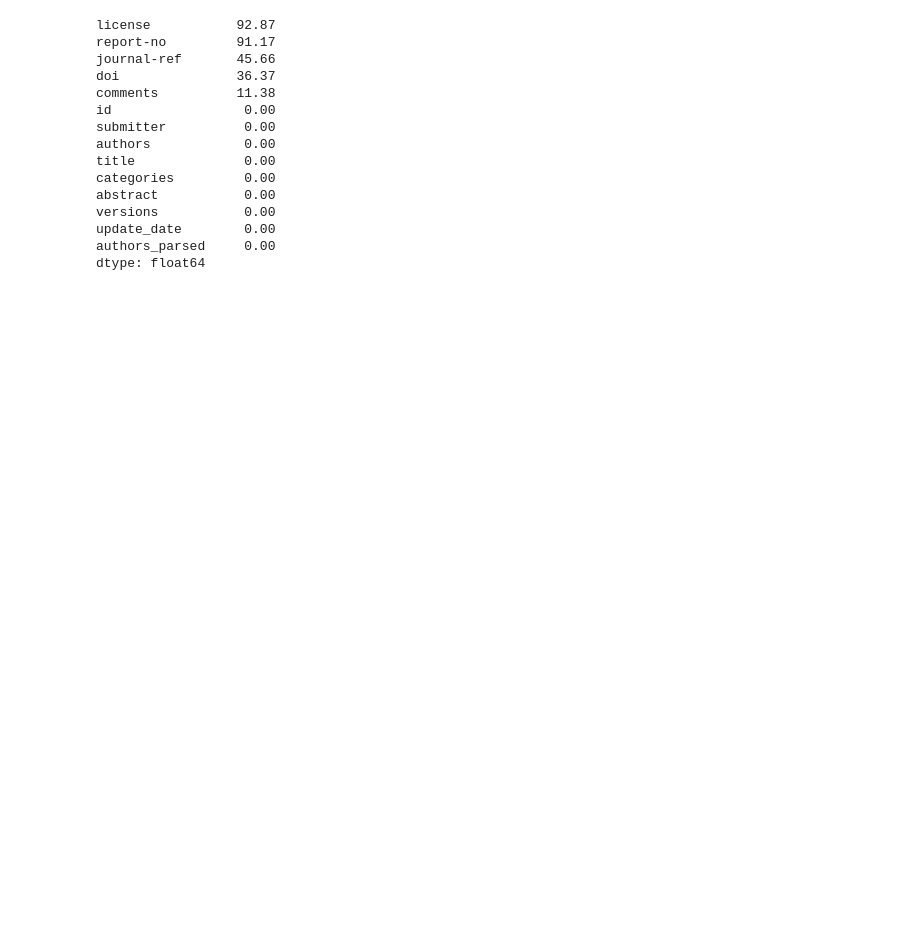
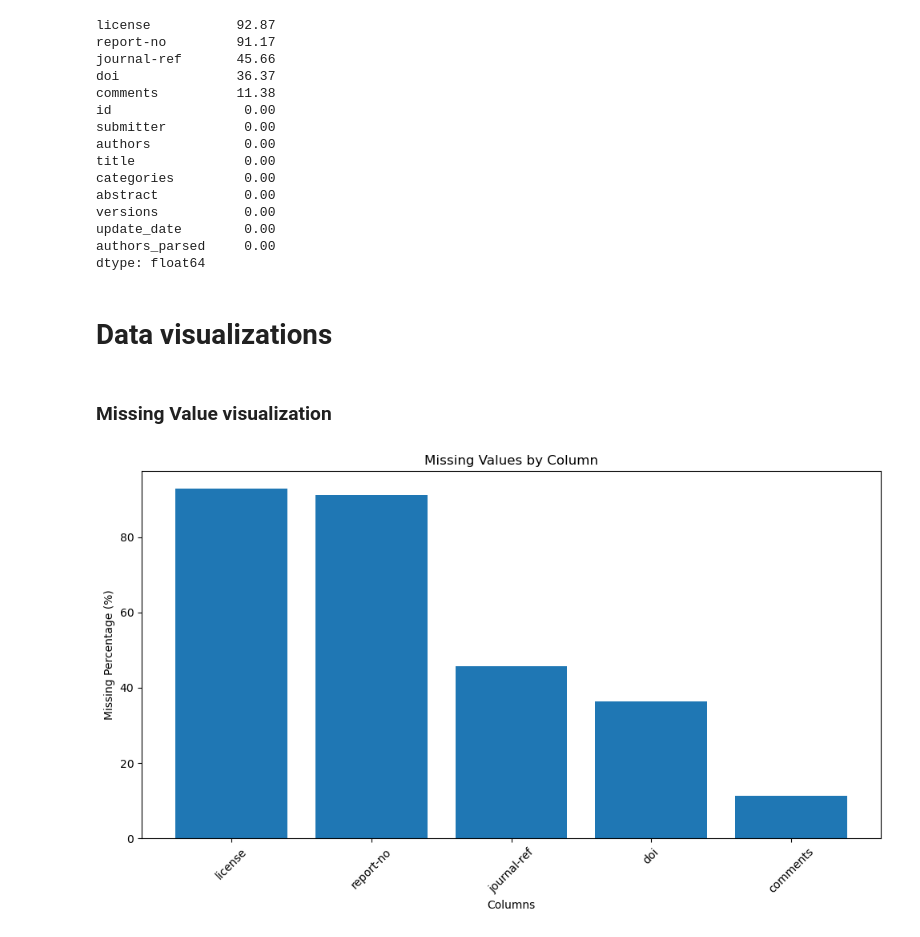
Before and after one commit to MeharaWeeratunga/arxiv-analyzer, a Jupyter notebook: notebooks/arxiv_analysis.ipynb, the cells around one changed output. Cells and saved outputs as stored; diff of their text form; code cells hidden in the pictures; blank space fills up the shorter version.

Commit message:
Expand exploratory data analysis with visualizations

```diff
--- a/notebooks/arxiv_analysis.ipynb
+++ b/notebooks/arxiv_analysis.ipynb
@@ -266,3 +297,30 @@ versions           0.00
 update_date        0.00
 authors_parsed     0.00
 dtype: float64
+# %% [markdown]
+# Data visualizations
+# %% [markdown]
+### Missing Value visualization
+# %%
+import matplotlib.pyplot as plt
+
+plt.figure(figsize=(10, 6))
+
+missing_percentage_filtered = missing_percentage[missing_percentage > 0]
+
+plt.bar(
+    missing_percentage_filtered.index,
+    missing_percentage_filtered.values
+)
+
+plt.title("Missing Values by Column")
+plt.xlabel("Columns")
+plt.ylabel("Missing Percentage (%)")
+
+plt.xticks(rotation=45)
+
+plt.tight_layout()
+
+plt.show()
+# %% [output]
+[figure, added]
```
Also changed, not shown: parts of 38 cells of this notebook, 1 other file.
